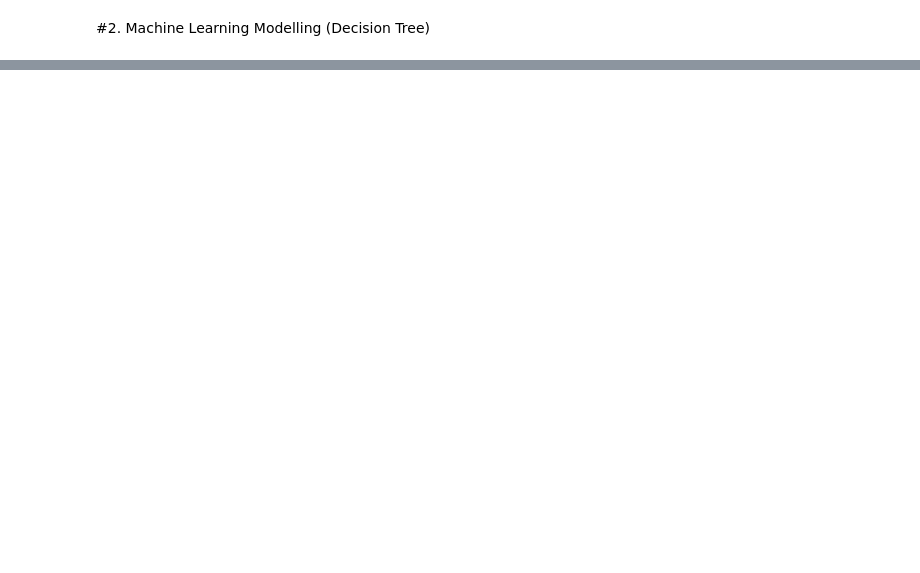
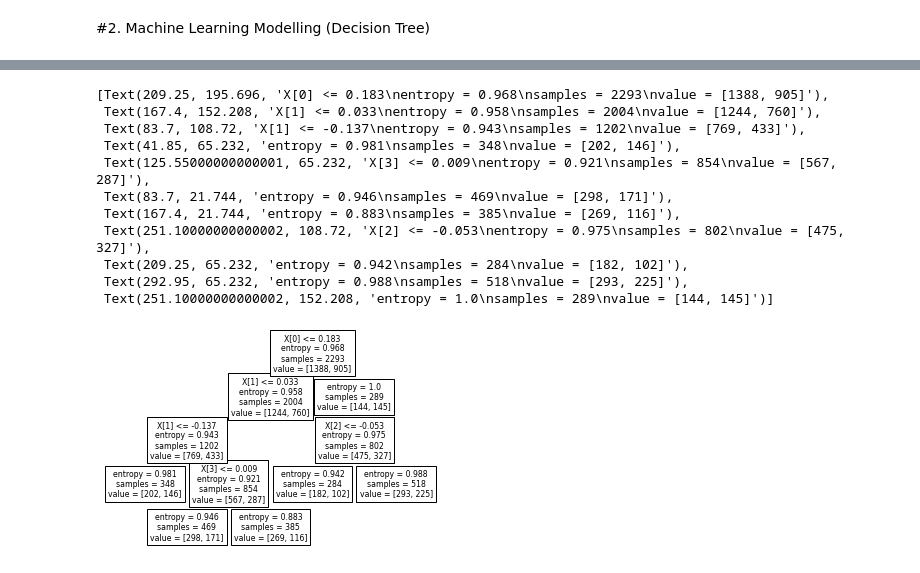
Before and after one commit to louis-not/Water_Quality_Potability, a Jupyter notebook: WaterQuality.ipynb, the cells around one changed output, grey strips where cells are left out. Saved outputs shown, nothing was run; the diff lists cells and outputs as text; code cells hidden in the pictures; blank space fills up the shorter version.

```diff
--- a/WaterQuality.ipynb
+++ b/WaterQuality.ipynb
@@ -235,0 +381,7 @@ print(confusion_matrix(y_test,y_pred))
+# %%
+final_params = {'min_weight_fraction_leaf':0.12		,'max_depth': 4	,'min_impurity_decrease':0}
+# %%
+# with PCA
+clf3 = DecisionTreeClassifier(criterion='entropy',**final_params)
+clf3 = clf3.fit(X_pca_train, y_train)
+y_pred_pca3 = clf3.predict(X_pca_test)
@@ -235,0 +404,15 @@ print(confusion_matrix(y_test,y_pred))
+# %%
+plot_tree(clf3)
+# %% [output]
+[Text(209.25, 195.696, 'X[0] <= 0.183\nentropy = 0.968\nsamples = 2293\nvalue = [1388, 905]'),
+ Text(167.4, 152.208, 'X[1] <= 0.033\nentropy = 0.958\nsamples = 2004\nvalue = [1244, 760]'),
+ Text(83.7, 108.72, 'X[1] <= -0.137\nentropy = 0.943\nsamples = 1202\nvalue = [769, 433]'),
+ Text(41.85, 65.232, 'entropy = 0.981\nsamples = 348\nvalue = [202, 146]'),
+ Text(125.55000000000001, 65.232, 'X[3] <= 0.009\nentropy = 0.921\nsamples = 854\nvalue = [567, 287]'),
+ Text(83.7, 21.744, 'entropy = 0.946\nsamples = 469\nvalue = [298, 171]'),
+ Text(167.4, 21.744, 'entropy = 0.883\nsamples = 385\nvalue = [269, 116]'),
+ Text(251.10000000000002, 108.72, 'X[2] <= -0.053\nentropy = 0.975\nsamples = 802\nvalue = [475, 327]'),
+ Text(209.25, 65.232, 'entropy = 0.942\nsamples = 284\nvalue = [182, 102]'),
+ Text(292.95, 65.232, 'entropy = 0.988\nsamples = 518\nvalue = [293, 225]'),
+ Text(251.10000000000002, 152.208, 'entropy = 1.0\nsamples = 289\nvalue = [144, 145]')]
+[figure, added]
```
Also changed, not shown: parts of 39 cells of this notebook.
